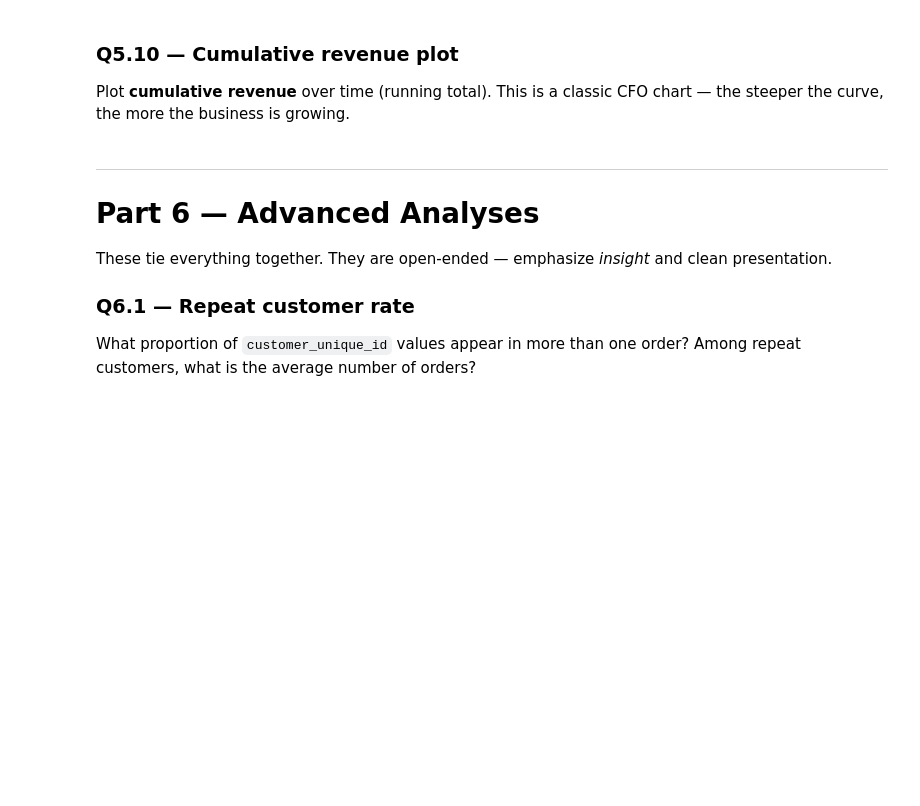
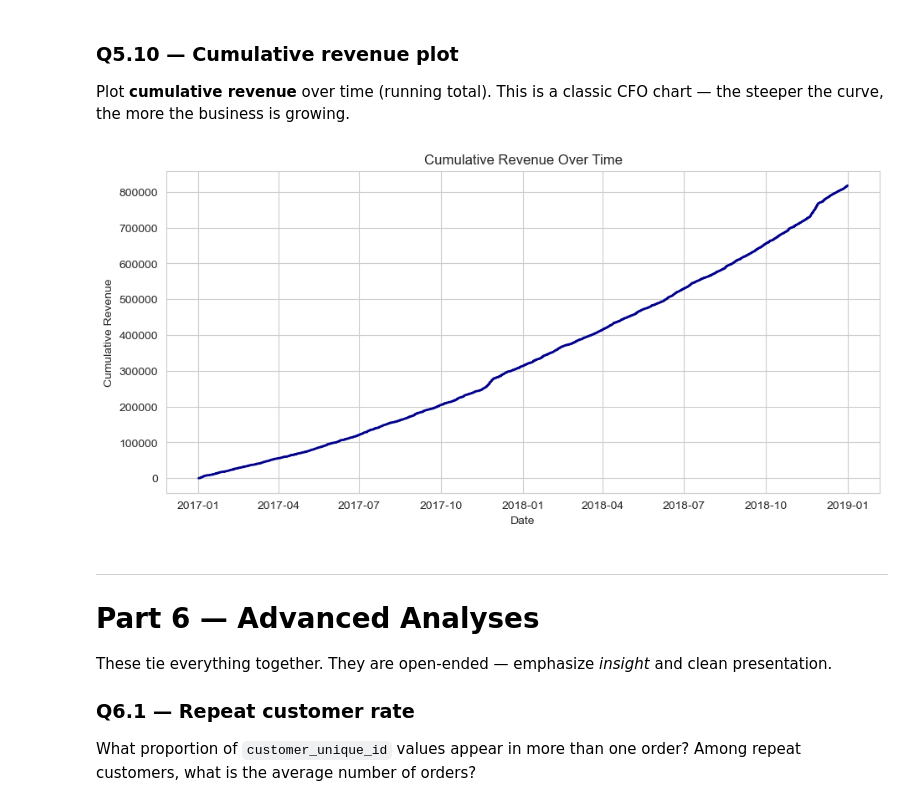
Before and after one commit to SumanSudo/DSML, a Jupyter notebook: Day4/Assignment/Pandas_Sales_Assignment.ipynb, the cells around one changed output. Drawn from its saved outputs; the diff is of its cells as text; code cells hidden in the pictures; blank space fills up the shorter version.

```diff
--- a/Day4/Assignment/Pandas_Sales_Assignment.ipynb
+++ b/Day4/Assignment/Pandas_Sales_Assignment.ipynb
@@ -1571,6 +1571,24 @@ sales_sorted["cumulative_revenue"] = (
     sales_sorted["price"]
     .cumsum()
 )
+# %%
+plt.figure(figsize=(11, 5))
+
+plt.plot(
+    sales_sorted["order_purchase_timestamp"],
+    sales_sorted["cumulative_revenue"],
+    color="darkblue",
+    linewidth=2
+)
+
+plt.title("Cumulative Revenue Over Time")
+plt.xlabel("Date")
+plt.ylabel("Cumulative Revenue")
+plt.grid(True)
+
+plt.show()
+# %% [output]
+[figure, added]
 # %% [markdown]
 ---
 # Part 6 — Advanced Analyses
```
Also changed, not shown: parts of 16 cells of this notebook.
